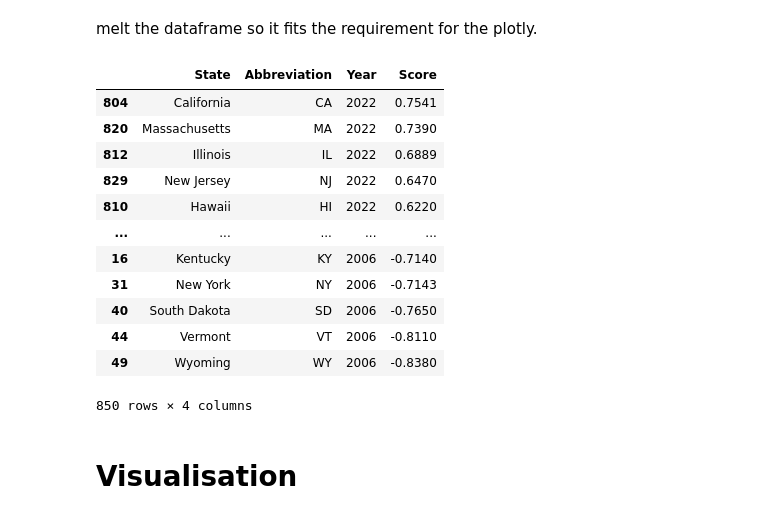
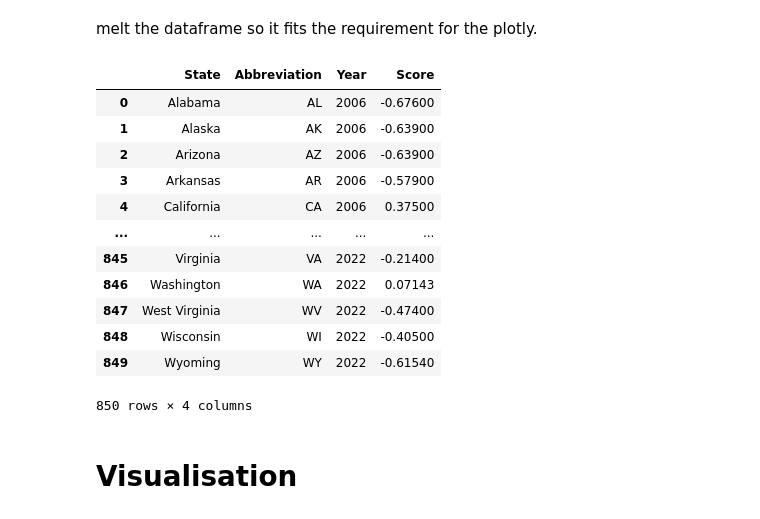
Before and after one commit to 1zpzz/QM2---school-shooting-, a Jupyter notebook: Data_Cleaning_and_Visualisation_for_Gun_Restrictiveness_Index.ipynb, the cells around one changed output. Saved outputs shown, nothing was run; the diff lists cells and outputs as text; code cells hidden in the pictures.

```diff
--- a/Data_Cleaning_and_Visualisation_for_Gun_Restrictiveness_Index.ipynb
+++ b/Data_Cleaning_and_Visualisation_for_Gun_Restrictiveness_Index.ipynb
@@ -82,25 +82,24 @@ melt the dataframe so it fits the requirement for the plotly.
 # %%
 df_long = df.melt(
     id_vars=["State", "Abbreviation"],
     var_name="Year",
     value_name="Score"
 )
 df_long['Score'] = pd.to_numeric(df_long['Score'], errors='coerce')
-df_long_reversed = df_long.sort_values(by=['Year', 'Score'], ascending=[False, False])
-df_long_reversed
+df_long
 # %% [output]
 |  | State | Abbreviation | Year | Score |
-| 804 | California | CA | 2022 | 0.7541 |
-| 820 | Massachusetts | MA | 2022 | 0.7390 |
-| 812 | Illinois | IL | 2022 | 0.6889 |
-| 829 | New Jersey | NJ | 2022 | 0.6470 |
-| 810 | Hawaii | HI | 2022 | 0.6220 |
+| 0 | Alabama | AL | 2006 | -0.67600 |
+| 1 | Alaska | AK | 2006 | -0.63900 |
+| 2 | Arizona | AZ | 2006 | -0.63900 |
+| 3 | Arkansas | AR | 2006 | -0.57900 |
+| 4 | California | CA | 2006 | 0.37500 |
 | ... | ... | ... | ... | ... |
-| 16 | Kentucky | KY | 2006 | -0.7140 |
-| 31 | New York | NY | 2006 | -0.7143 |
-| 40 | South Dakota | SD | 2006 | -0.7650 |
-| 44 | Vermont | VT | 2006 | -0.8110 |
-| 49 | Wyoming | WY | 2006 | -0.8380 |
+| 845 | Virginia | VA | 2022 | -0.21400 |
+| 846 | Washington | WA | 2022 | 0.07143 |
+| 847 | West Virginia | WV | 2022 | -0.47400 |
+| 848 | Wisconsin | WI | 2022 | -0.40500 |
+| 849 | Wyoming | WY | 2022 | -0.61540 |
 850 rows × 4 columns
 # %% [markdown]
 # Visualisation
```
Also changed, not shown: parts of 1 cell of this notebook.
